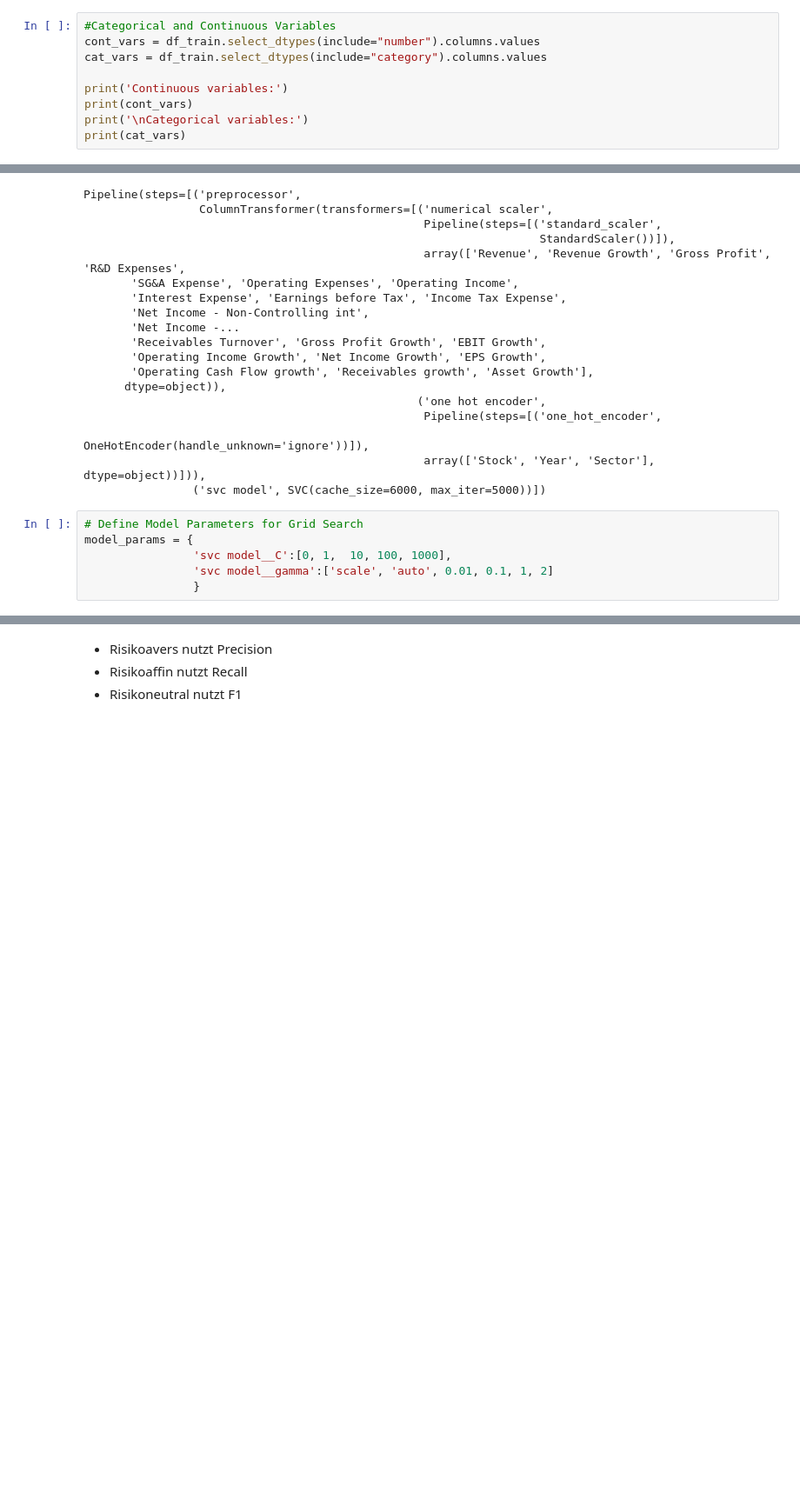
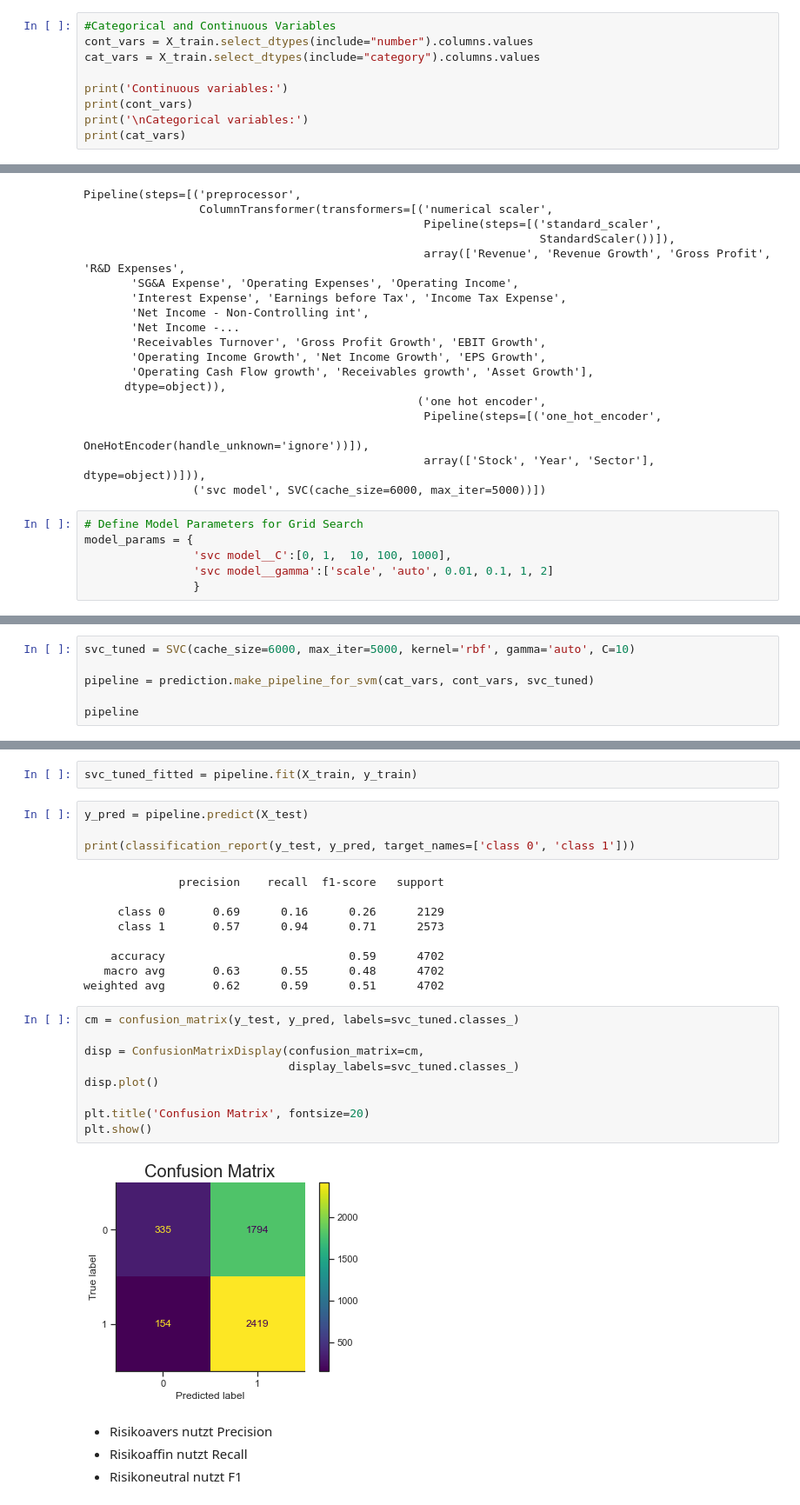
Before and after one commit to Simbonobo/economics, a Jupyter notebook: notebooks/Prediction.ipynb, the cells around one changed output, grey strips where cells are left out. Shown at 87% size. Drawn from its saved outputs; the diff is of its cells as text; blank space fills up the shorter version.

```diff
--- a/notebooks/Prediction.ipynb
+++ b/notebooks/Prediction.ipynb
@@ -55,7 +64,7 @@ df_test_target = df_test.pop("Class")
 # %%
 #Categorical and Continuous Variables
-cont_vars = df_train.select_dtypes(include="number").columns.values
-cat_vars = df_train.select_dtypes(include="category").columns.values
+cont_vars = X_train.select_dtypes(include="number").columns.values
+cat_vars = X_train.select_dtypes(include="category").columns.values
 
 print('Continuous variables:')
 print(cont_vars)
@@ -347,2 +356,8 @@ Best f1_weighted Score was: 0.6733143538886056
 The best hyper parameters for the model are:
 {'svc model__gamma': 'auto', 'svc model__C': 10}
+# %%
+svc_tuned = SVC(cache_size=6000, max_iter=5000, kernel='rbf', gamma='auto', C=10)
+
+pipeline = prediction.make_pipeline_for_svm(cat_vars, cont_vars, svc_tuned)
+
+pipeline
@@ -349,3 +384,29 @@ The best hyper parameters for the model are:
+# %%
+svc_tuned_fitted = pipeline.fit(X_train, y_train)
+# %%
+y_pred = pipeline.predict(X_test)
+
+print(classification_report(y_test, y_pred, target_names=['class 0', 'class 1']))
+# %% [output]
+              precision    recall  f1-score   support
+
+     class 0       0.69      0.16      0.26      2129
+     class 1       0.57      0.94      0.71      2573
+
+    accuracy                           0.59      4702
+   macro avg       0.63      0.55      0.48      4702
+weighted avg       0.62      0.59      0.51      4702
+# %%
+cm = confusion_matrix(y_test, y_pred, labels=svc_tuned.classes_)
+
+disp = ConfusionMatrixDisplay(confusion_matrix=cm,
+                              display_labels=svc_tuned.classes_)
+disp.plot()
+
+plt.title('Confusion Matrix', fontsize=20)
+plt.show()
+# %% [output]
+[figure, added]
 # %% [markdown]
 * Risikoavers nutzt Precision
 * Risikoaffin nutzt Recall
```
Also changed, not shown: parts of 30 cells of this notebook.
